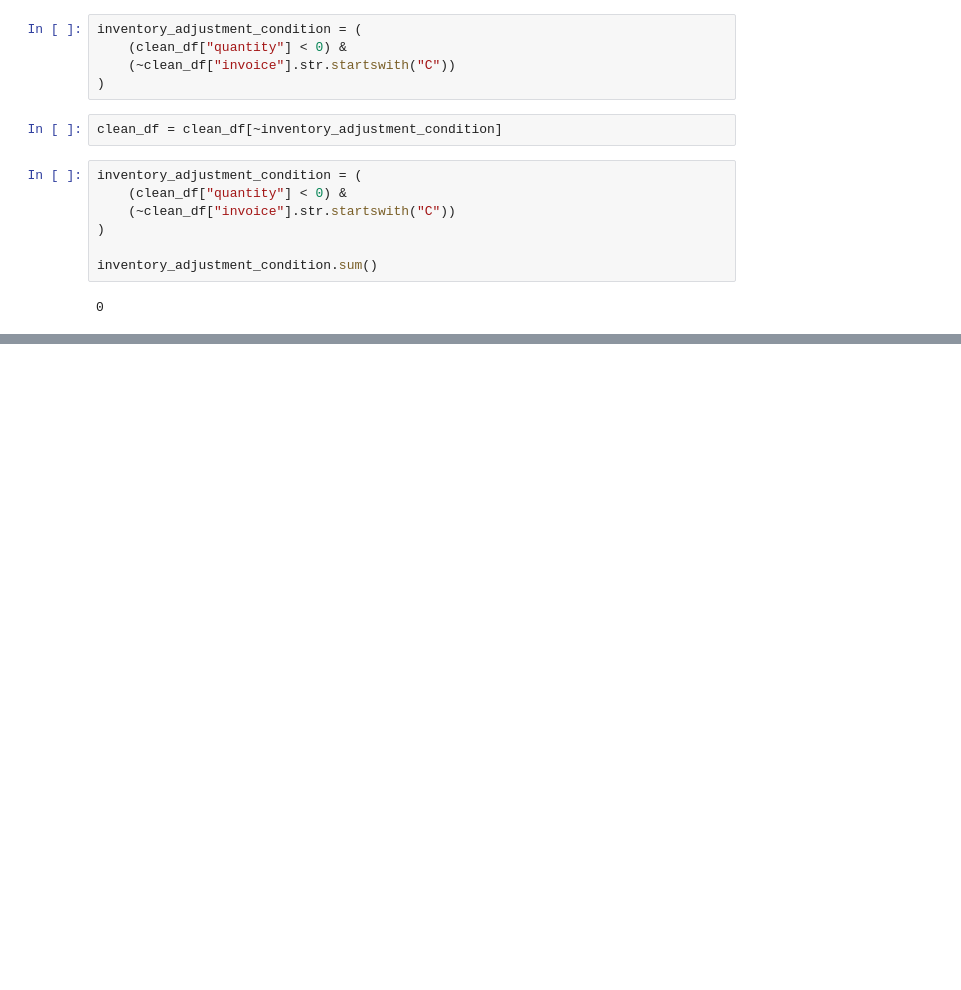
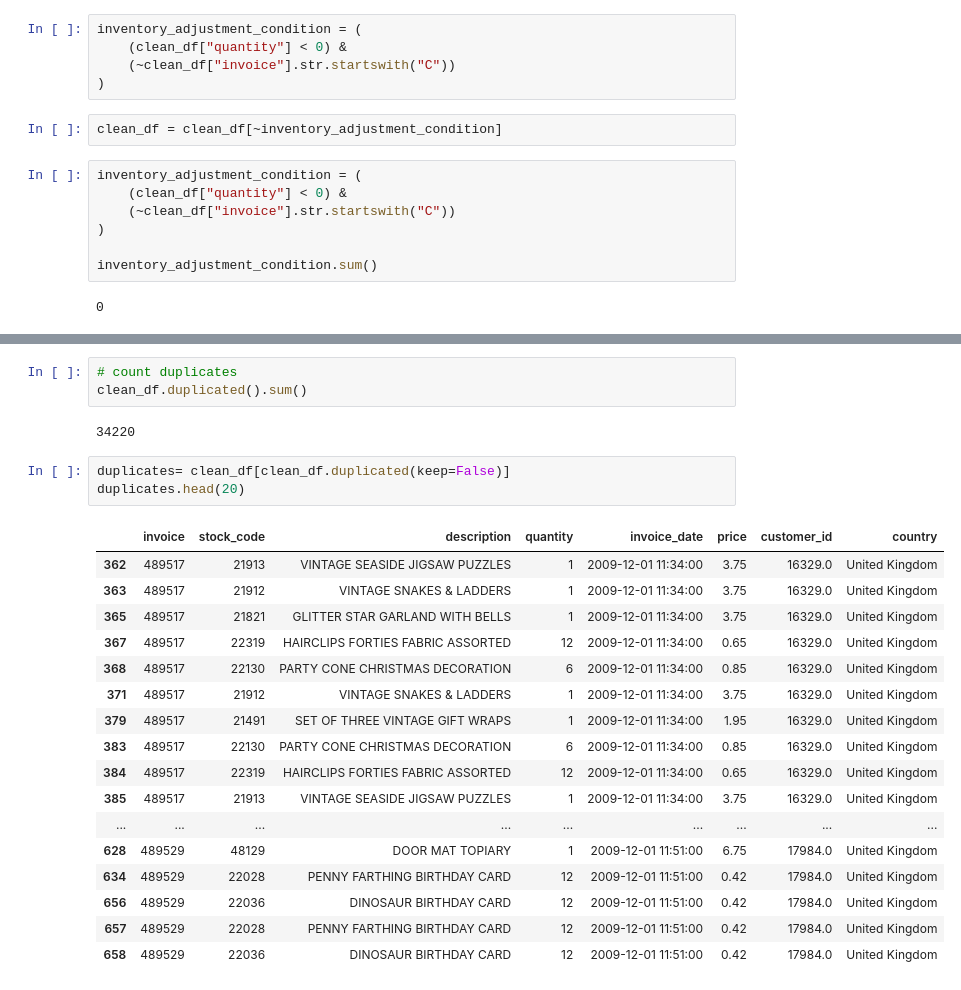
Before and after one commit to rawanmontasser/online-retail-analysis, a Jupyter notebook: notebooks/02_data_cleaning.ipynb, the cells around one changed output, grey strips where cells are left out. Saved outputs shown, nothing was run; the diff lists cells and outputs as text; blank space fills up the shorter version.

Commit message:
Complete data cleaning process

```diff
--- a/notebooks/02_data_cleaning.ipynb
+++ b/notebooks/02_data_cleaning.ipynb
@@ -320,0 +327,26 @@ inventory_adjustment_condition.sum()
+# %%
+# count duplicates
+clean_df.duplicated().sum()
+# %% [output]
+34220
+# %%
+duplicates= clean_df[clean_df.duplicated(keep=False)]
+duplicates.head(20)
+# %% [output]
+|  | invoice | stock_code | description | quantity | invoice_date | price | customer_id | country |
+| 362 | 489517 | 21913 | VINTAGE SEASIDE JIGSAW PUZZLES | 1 | 2009-12-01 11:34:00 | 3.75 | 16329.0 | United Kingdom |
+| 363 | 489517 | 21912 | VINTAGE SNAKES & LADDERS | 1 | 2009-12-01 11:34:00 | 3.75 | 16329.0 | United Kingdom |
+| 365 | 489517 | 21821 | GLITTER STAR GARLAND WITH BELLS | 1 | 2009-12-01 11:34:00 | 3.75 | 16329.0 | United Kingdom |
+| 367 | 489517 | 22319 | HAIRCLIPS FORTIES FABRIC ASSORTED | 12 | 2009-12-01 11:34:00 | 0.65 | 16329.0 | United Kingdom |
+| 368 | 489517 | 22130 | PARTY CONE CHRISTMAS DECORATION | 6 | 2009-12-01 11:34:00 | 0.85 | 16329.0 | United Kingdom |
+| 371 | 489517 | 21912 | VINTAGE SNAKES & LADDERS | 1 | 2009-12-01 11:34:00 | 3.75 | 16329.0 | United Kingdom |
+| 379 | 489517 | 21491 | SET OF THREE VINTAGE GIFT WRAPS | 1 | 2009-12-01 11:34:00 | 1.95 | 16329.0 | United Kingdom |
+| 383 | 489517 | 22130 | PARTY CONE CHRISTMAS DECORATION | 6 | 2009-12-01 11:34:00 | 0.85 | 16329.0 | United Kingdom |
+| 384 | 489517 | 22319 | HAIRCLIPS FORTIES FABRIC ASSORTED | 12 | 2009-12-01 11:34:00 | 0.65 | 16329.0 | United Kingdom |
+| 385 | 489517 | 21913 | VINTAGE SEASIDE JIGSAW PUZZLES | 1 | 2009-12-01 11:34:00 | 3.75 | 16329.0 | United Kingdom |
+| ... | ... | ... | ... | ... | ... | ... | ... | ... |
+| 628 | 489529 | 48129 | DOOR MAT TOPIARY | 1 | 2009-12-01 11:51:00 | 6.75 | 17984.0 | United Kingdom |
+| 634 | 489529 | 22028 | PENNY FARTHING BIRTHDAY CARD | 12 | 2009-12-01 11:51:00 | 0.42 | 17984.0 | United Kingdom |
+| 656 | 489529 | 22036 | DINOSAUR BIRTHDAY CARD | 12 | 2009-12-01 11:51:00 | 0.42 | 17984.0 | United Kingdom |
+| 657 | 489529 | 22028 | PENNY FARTHING BIRTHDAY CARD | 12 | 2009-12-01 11:51:00 | 0.42 | 17984.0 | United Kingdom |
+| 658 | 489529 | 22036 | DINOSAUR BIRTHDAY CARD | 12 | 2009-12-01 11:51:00 | 0.42 | 17984.0 | United Kingdom |
```
Also changed, not shown: parts of 8 cells of this notebook.
